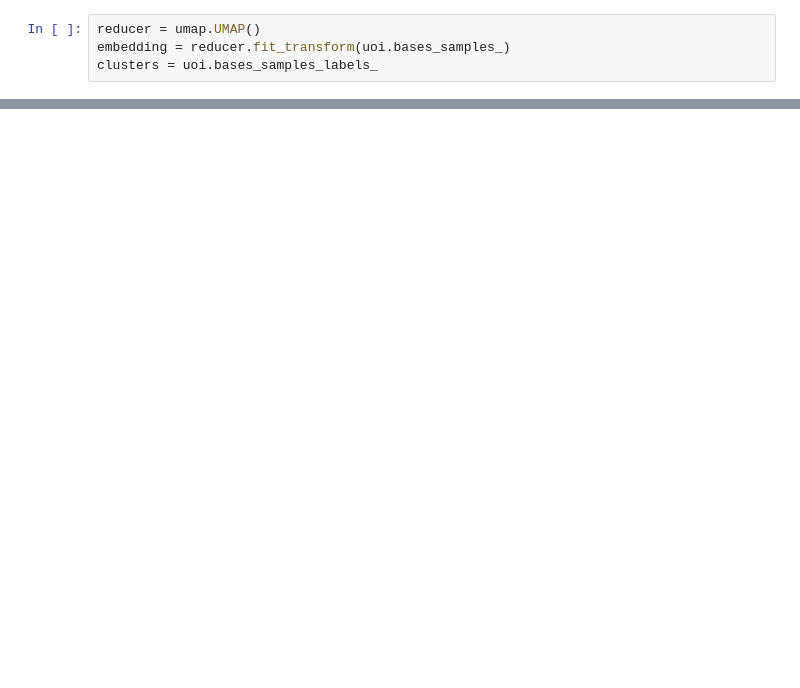
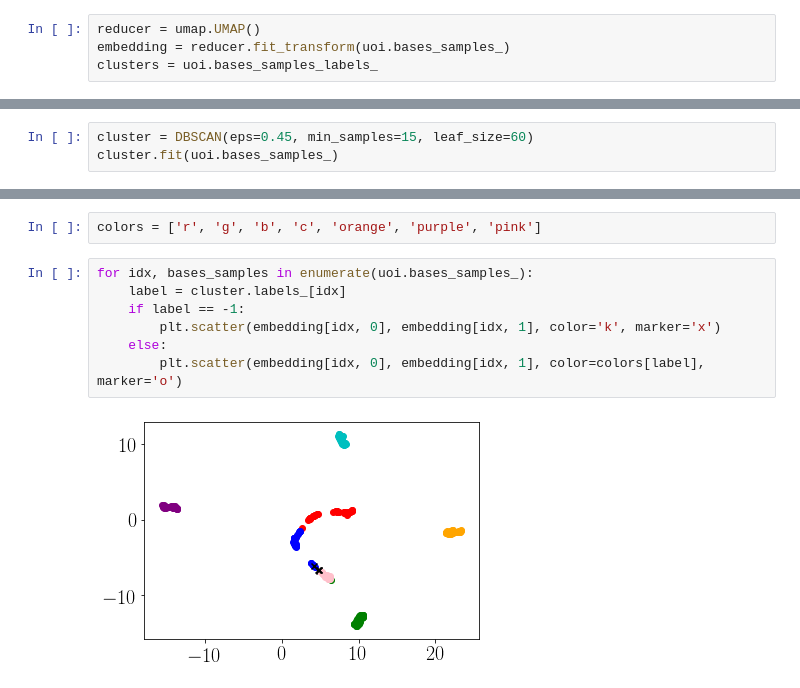
Before and after one commit to pssachdeva/uoi_neuroscience, a Jupyter notebook: nmf/ecog_uoi_nmf.ipynb, the cells around one changed output, grey strips where cells are left out. Cells and saved outputs as stored; diff of their text form; blank space fills up the shorter version.

```diff
--- a/nmf/ecog_uoi_nmf.ipynb
+++ b/nmf/ecog_uoi_nmf.ipynb
@@ -67,0 +87,3 @@ clusters = uoi.bases_samples_labels_
+# %%
+cluster = DBSCAN(eps=0.45, min_samples=15, leaf_size=60)
+cluster.fit(uoi.bases_samples_)
@@ -68,3 +111,14 @@ clusters = uoi.bases_samples_labels_
+# %%
+colors = ['r', 'g', 'b', 'c', 'orange', 'purple', 'pink']
+# %%
+for idx, bases_samples in enumerate(uoi.bases_samples_):
+    label = cluster.labels_[idx]
+    if label == -1:
+        plt.scatter(embedding[idx, 0], embedding[idx, 1], color='k', marker='x')
+    else:
+        plt.scatter(embedding[idx, 0], embedding[idx, 1], color=colors[label], marker='o')
+# %% [output]
+[figure, added]
 # %%
 plt.scatter(embedding[:, 0], embedding[:, 1])
 # %% [output]
```
Also changed, not shown: parts of 17 cells of this notebook, 8 other files.
